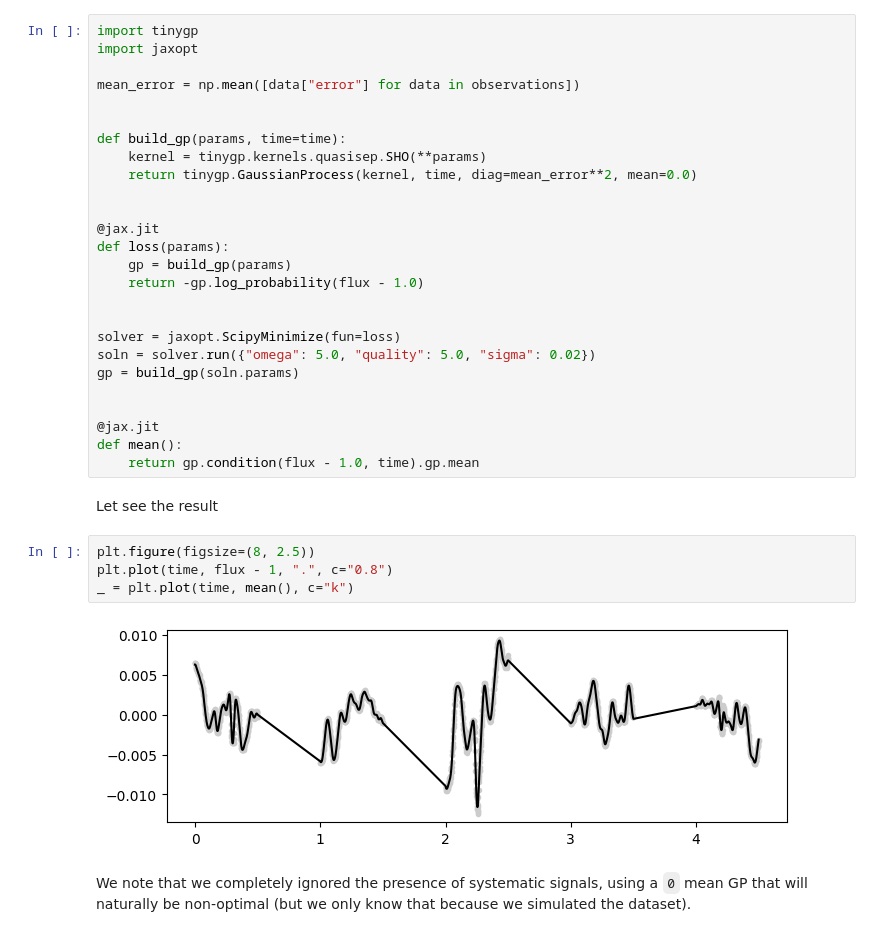
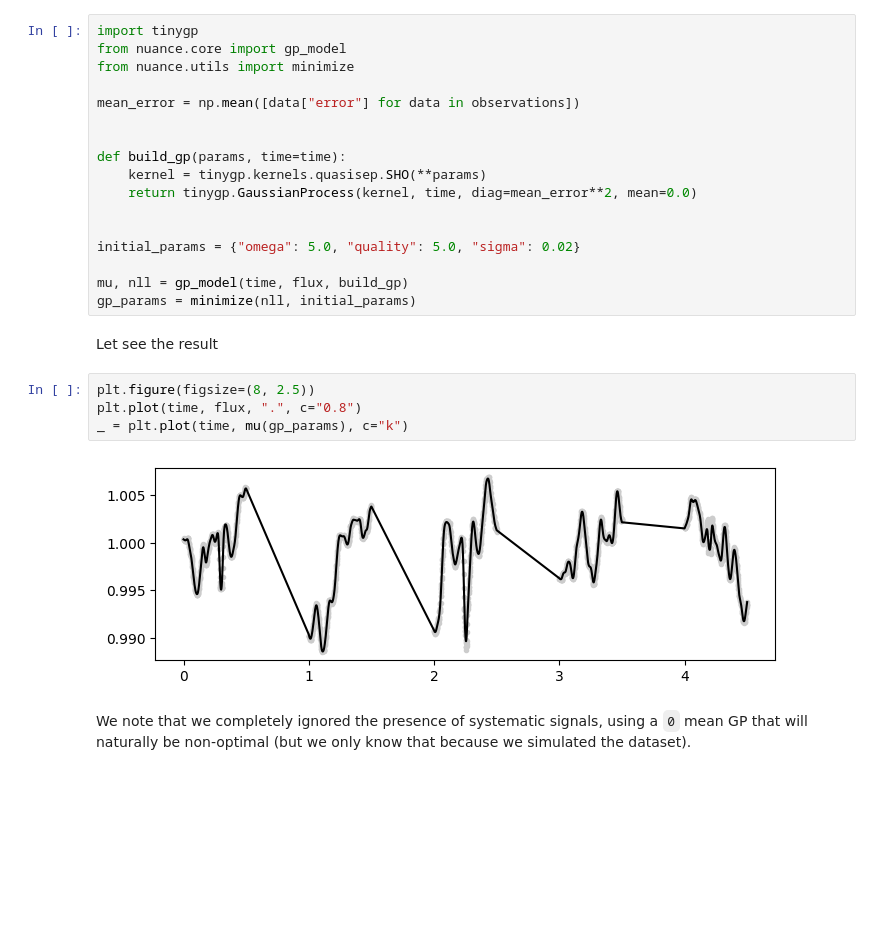
Before and after one commit to lgrcia/nuance, a Jupyter notebook: docs/notebooks/tutorials/ground_based.ipynb, the cells around one changed output. Cells and saved outputs as stored; diff of their text form; blank space fills up the shorter version.

```diff
--- a/docs/notebooks/tutorials/ground_based.ipynb
+++ b/docs/notebooks/tutorials/ground_based.ipynb
@@ -40,7 +40,8 @@ _ = plt.ylim(0.98, 1.02)
 As usual, we start by defining a Gaussian Process (GP) that can model the covariance of the data, in this case mostly associated with stellar variability. We choose an SHO kernel that we fit on the global light curve
 # %%
 import tinygp
-import jaxopt
+from nuance.core import gp_model
+from nuance.utils import minimize
 
 mean_error = np.mean([data["error"] for data in observations])
 
@@ -50,28 +51,18 @@ def build_gp(params, time=time):
     return tinygp.GaussianProcess(kernel, time, diag=mean_error**2, mean=0.0)
 
 
-@jax.jit
-def loss(params):
-    gp = build_gp(params)
-    return -gp.log_probability(flux - 1.0)
+initial_params = {"omega": 5.0, "quality": 5.0, "sigma": 0.02}
 
-
-solver = jaxopt.ScipyMinimize(fun=loss)
-soln = solver.run({"omega": 5.0, "quality": 5.0, "sigma": 0.02})
-gp = build_gp(soln.params)
-
-
-@jax.jit
-def mean():
-    return gp.condition(flux - 1.0, time).gp.mean
+mu, nll = gp_model(time, flux, build_gp)
+gp_params = minimize(nll, initial_params)
 # %% [markdown]
 Let see the result
 # %%
 plt.figure(figsize=(8, 2.5))
-plt.plot(time, flux - 1, ".", c="0.8")
-_ = plt.plot(time, mean(), c="k")
+plt.plot(time, flux, ".", c="0.8")
+_ = plt.plot(time, mu(gp_params), c="k")
 # %% [output]
-[figure, old version]
+[figure, new version]
 # %% [markdown]
 We note that we completely ignored the presence of systematic signals, using a `0` mean GP that will naturally be non-optimal (but we only know that because we simulated the dataset).
 # %% [markdown]
```
Also changed, not shown: parts of 4 cells of this notebook, 6 other files.
